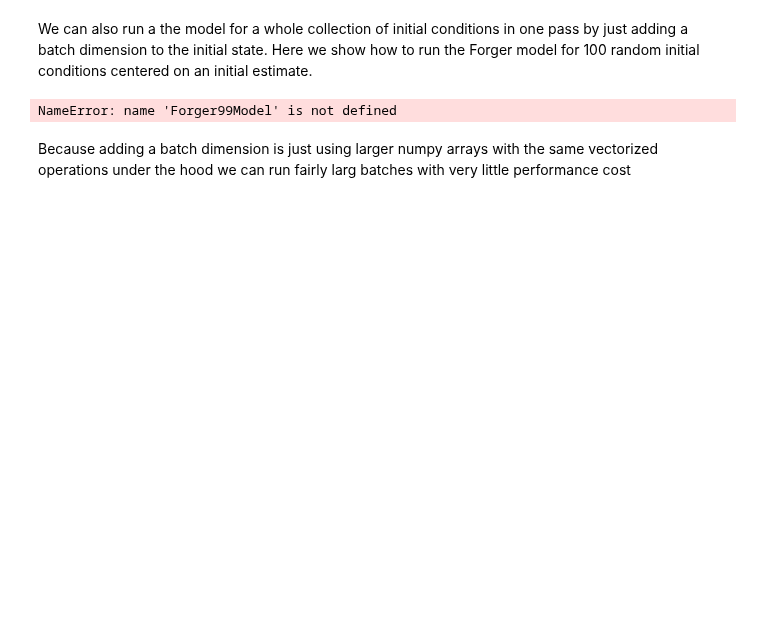
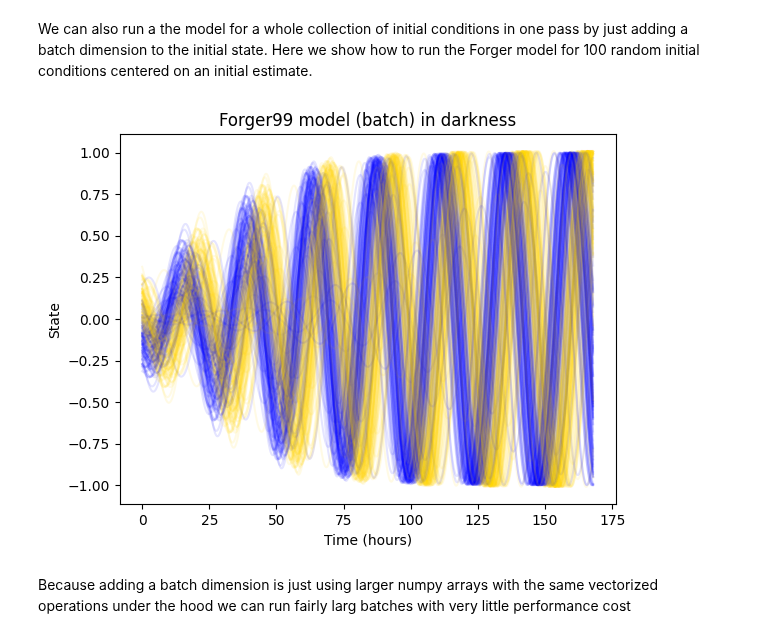
Before and after one commit to Arcascope/circadian, a Jupyter notebook: nbs/00_models.ipynb, the cells around one changed output. Drawn from its saved outputs; the diff is of its cells as text; code cells hidden in the pictures; blank space fills up the shorter version.

```diff
--- a/nbs/00_models.ipynb
+++ b/nbs/00_models.ipynb
@@ -895,22 +917,22 @@ Here we show how to run the Forger model for 100 random initial conditions cente
 # %%
 ts = np.arange(0, 24*7, 0.1)
 light_values = np.zeros_like(ts)
-fmodel = Forger99Model()
+fmodel = Forger99()
 
-initial_conditions_batch = np.array([0.10,-0.10,0.0]) + np.random.normal(0, 0.1, (100,3))
+initial_conditions_batch = np.reshape(np.array([0.10, -0.10, 0.0]), (3, 1)) + np.random.normal(0, 0.1, (3, 100))
 
 trajectory = fmodel.integrate_model(ts,
                              light_values,
-                             state=initial_conditions_batch)
+                             initial_conditions=initial_conditions_batch)
 
 for i in range(100):
-    plt.plot(trajectory.ts, trajectory.states[i,1,:], color='blue', alpha=0.1)
-    plt.plot(trajectory.ts, trajectory.states[i,0,:], color='gold', alpha=0.1)
+    plt.plot(trajectory.time, trajectory.states[:,1,i], color='blue', alpha=0.1)
+    plt.plot(trajectory.time, trajectory.states[:,0,i], color='gold', alpha=0.1)
 plt.xlabel("Time (hours)")
 plt.ylabel("State")
 plt.title("Forger99 model (batch) in darkness")
 plt.show();
 # %% [output]
-NameError: name 'Forger99Model' is not defined
+[figure, added]
 # %% [markdown]
 Because adding a batch dimension is just using larger numpy arrays with the same vectorized operations under the hood we can run fairly larg batches with very little performance cost
```
Also changed, not shown: parts of 77 cells of this notebook.
